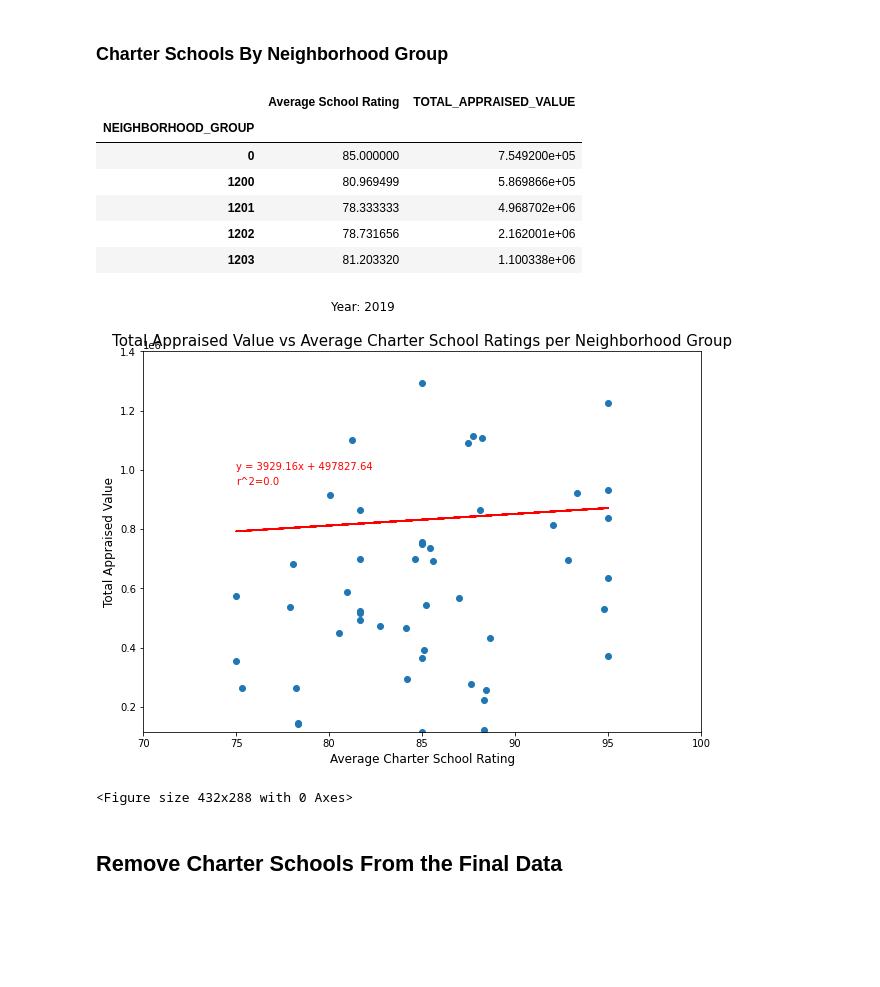
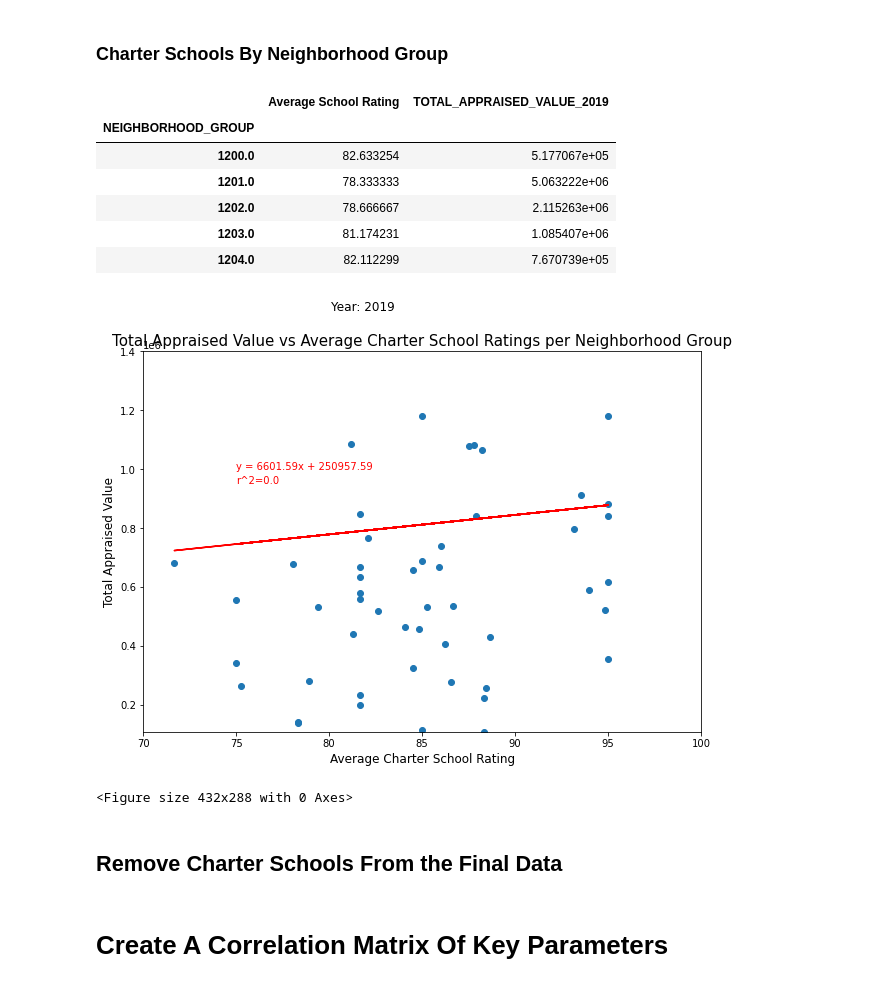
Before and after one commit to adrianaovalle/Project1_Group2, a Jupyter notebook: school_data_exploration.ipynb, the cells around one changed output. Cells and saved outputs as stored; diff of their text form; code cells hidden in the pictures; blank space fills up the shorter version.

```diff
--- a/school_data_exploration.ipynb
+++ b/school_data_exploration.ipynb
@@ -31,21 +43,9 @@ df2 = df2.rename(columns={'NEIGHBORHOOD_CODE_2019':"NEIGHBORHOOD_CODE","NEIGHBOR
-# %%
-# merge the two dataframes
-data = pd.merge(df1,df2,how='left',on=["ACCOUNT","NEIGHBORHOOD_CODE","NEIGHBORHOOD_GROUP"])
 # %%
 #cleaning unwanted columnns from DataFrame
-del data['Unnamed: 0_x']
+del data['Unnamed: 0']
 del data['Unnamed: 0.1']
-del data['Unnamed: 0_y']
-del data['TOTAL_BUILDING_AREA_y']
-del data['TOTAL_LAND_AREA_y']
-del data['ACREAGE_y']
 
-data.rename(columns={'TOTAL_BUILDING_AREA_x':'TOTAL_BUILDING_AREA',
-                    'TOTAL_LAND_AREA_x':'TOTAL_LAND_AREA',
-                    'ACREAGE_x':'ACREAGE',
-                    'SITE_ADDR_3':"Zip Code"}, inplace = True)
-
-data.to_csv("Output/combined_data.csv")
+data.rename(columns={'SITE_ADDR_3':"Zip Code"}, inplace = True)
 data.columns
 # %% [output]
 Index(['Address', 'Latitude', 'Longitude', 'Flood Description', 'Flood Zone',
@@ -219,7 +222,7 @@ plt.show()
 # %%
 # slice the data for charter_schools
 charter_schools = data[["Elementary Charter School Rating","Charter Middle School Rating","Charter High School Rating",
-                       'TOTAL_APPRAISED_VALUE','Zip Code',"NEIGHBORHOOD_GROUP"]]
+                       'TOTAL_APPRAISED_VALUE_2019','Zip Code',"NEIGHBORHOOD_GROUP"]]
 charter_schools["Average School Rating"]=charter_schools[["Elementary Charter School Rating","Charter Middle School Rating",
                                                   "Charter High School Rating"]].mean(axis=1)
 # %% [output]
@@ -390,40 +393,40 @@ plt.show()
 ### Charter Schools By Neighborhood Group
 # %%
 # group charter schools by neighborhood group
-charter_neighborhood = charter_schools[["NEIGHBORHOOD_GROUP","Average School Rating",'TOTAL_APPRAISED_VALUE']]
+charter_neighborhood = charter_schools[["NEIGHBORHOOD_GROUP","Average School Rating",'TOTAL_APPRAISED_VALUE_2019']]
 charter_neighborhood_group = charter_neighborhood.groupby(["NEIGHBORHOOD_GROUP"]).mean()
 charter_neighborhood_group.head()
 # %% [output]
-|  | Average School Rating | TOTAL_APPRAISED_VALUE |
+|  | Average School Rating | TOTAL_APPRAISED_VALUE_2019 |
 | NEIGHBORHOOD_GROUP |  |  |
-| 0 | 85.000000 | 7.549200e+05 |
-| 1200 | 80.969499 | 5.869866e+05 |
-| 1201 | 78.333333 | 4.968702e+06 |
-| 1202 | 78.731656 | 2.162001e+06 |
-| 1203 | 81.203320 | 1.100338e+06 |
+| 1200.0 | 82.633254 | 5.177067e+05 |
+| 1201.0 | 78.333333 | 5.063222e+06 |
+| 1202.0 | 78.666667 | 2.115263e+06 |
+| 1203.0 | 81.174231 | 1.085407e+06 |
+| 1204.0 | 82.112299 | 7.670739e+05 |
 # %%
 # plot average charter school ratings vs property values per neighborhood grooup and add a linear regression
 correlation = st.pearsonr(charter_neighborhood_group["Average School Rating"],
-                          charter_neighborhood_group["TOTAL_APPRAISED_VALUE"])
+                          charter_neighborhood_group["TOTAL_APPRAISED_VALUE_2019"])
 (slope, intercept, rvalue, pvalue, stderr) = st.linregress(charter_neighborhood_group["Average School Rating"],
-                                                           charter_neighborhood_group["TOTAL_APPRAISED_VALUE"])
+                                                           charter_neighborhood_group["TOTAL_APPRAISED_VALUE_2019"])
 regress_values = charter_neighborhood_group["Average School Rating"] * slope + intercept
 line_eq = f'y = {str(round(slope,2))}x + {str(round(intercept,2))}'
 fig9,ax = plt.subplots(figsize=(10,7))
-chart9 = ax.scatter(charter_neighborhood_group['Average School Rating'],charter_neighborhood_group["TOTAL_APPRAISED_VALUE"])
+chart9 = ax.scatter(charter_neighborhood_group['Average School Rating'],charter_neighborhood_group["TOTAL_APPRAISED_VALUE_2019"])
 plt.plot(charter_neighborhood_group['Average School Rating'], regress_values, "r-")
 plt.annotate(line_eq, (75,1e6),fontsize=10,color='red')
 plt.annotate(f'r^2={round(correlation[0]**2,2)}',(75,.95e6),fontsize=10,color='red')
 plt.xlabel('Average Charter School Rating', fontsize=12)
 plt.ylabel("Total Appraised Value", fontsize=12)
 plt.title("Total Appraised Value vs Average Charter School Ratings per Neighborhood Group", fontsize=15)
 plt.suptitle("Year: 2019",x=0.43,fontsize=12)
 plt.xlim(70,100)
-plt.ylim(charter_neighborhood_group["TOTAL_APPRAISED_VALUE"].min(),1.4e6)
+plt.ylim(charter_neighborhood_group["TOTAL_APPRAISED_VALUE_2019"].min(),1.4e6)
 plt.show()
 plt.savefig("Output/appraised_value_vs_charter_school_ratings.png")
 # %% [output]
-[figure, old version]
+[figure, new version]
 <Figure size 432x288 with 0 Axes>
 # %% [markdown]
 ##  Remove Charter Schools From the Final Data
@@ -438,3 +441,5 @@ only_public_schools = data.drop(['Elementary Charter School ID','Elementary Char
 value_2019 = only_public_schools['TOTAL_APPRAISED_VALUE_2019']
 value_2018 = only_public_schools['TOTAL_APPRAISED_VALUE_2018']
 only_public_schools["pct_change"] = (value_2019-value_2018)/value_2018*100
+# %% [markdown]
+# Create A Correlation Matrix Of Key Parameters
```
Also changed, not shown: parts of 22 cells of this notebook.
